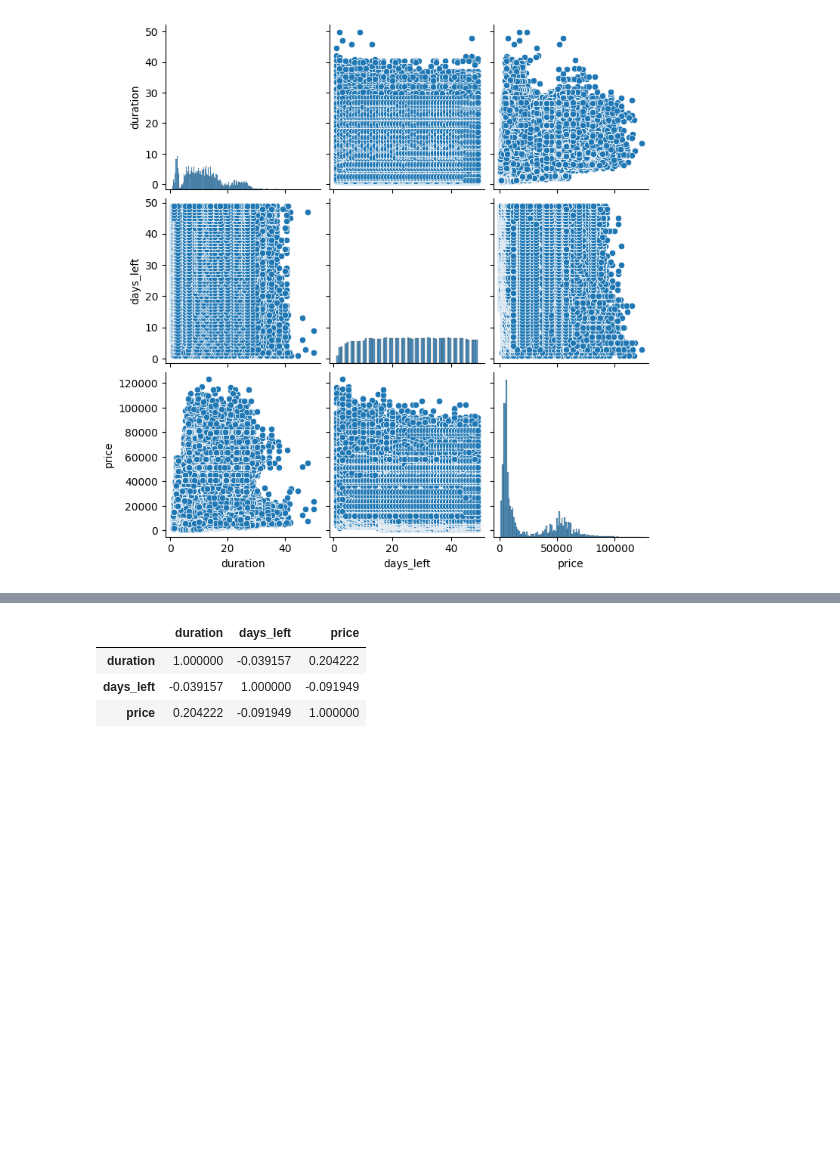
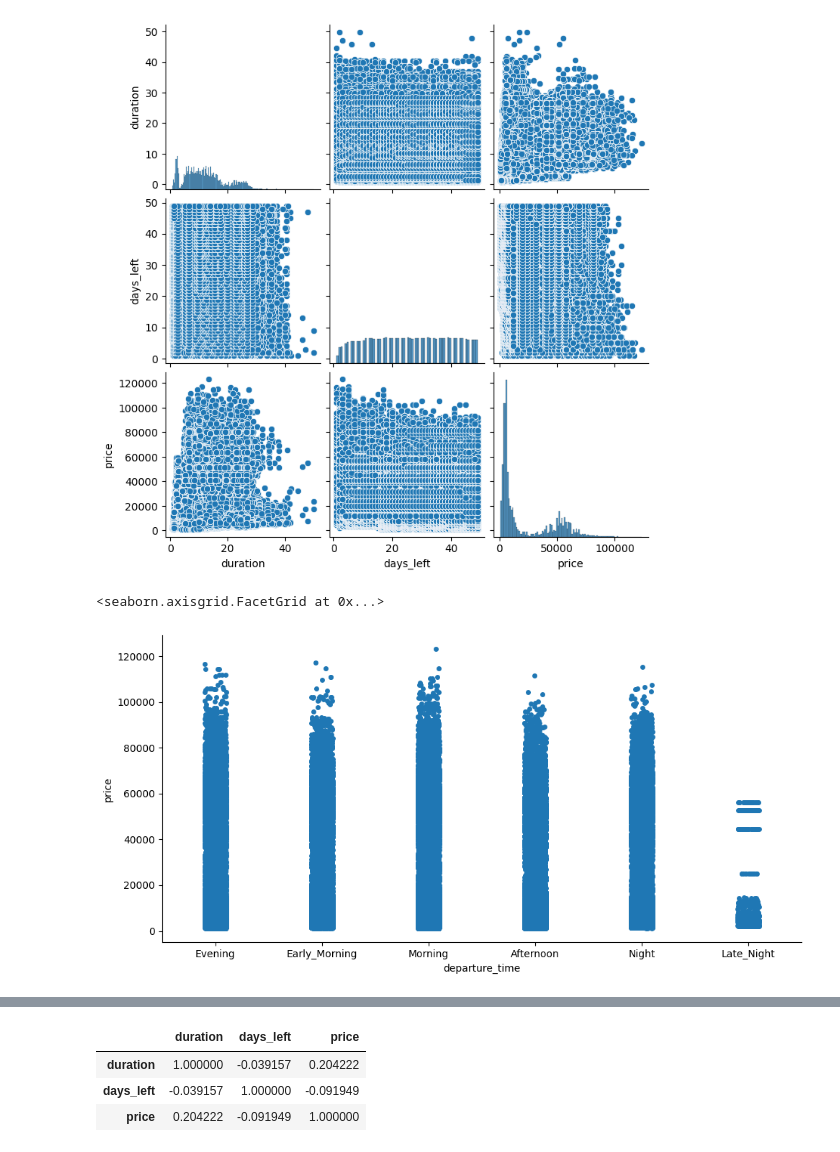
Before and after one commit to Cr7mlc/Final-Project-3401, a Jupyter notebook: Final Project/FinalProject_Flight Price Prediction.ipynb, the cells around one changed output, grey strips where cells are left out. Saved outputs shown, nothing was run; the diff lists cells and outputs as text; code cells hidden in the pictures; blank space fills up the shorter version.

Commit message:
added some categorical plots

```diff
--- a/Final Project/FinalProject_Flight Price Prediction.ipynb
+++ b/Final Project/FinalProject_Flight Price Prediction.ipynb
@@ -82,3 +82,9 @@ sns.pairplot(flight_prices)
 # %% [output]
 <seaborn.axisgrid.PairGrid at 0x...>
 [figure]
+# %%
+#Checking if for correlation between departure_time and price and
+sns.catplot(flight_prices, x="departure_time", y="price", height=5, aspect=2)
+# %% [output]
+<seaborn.axisgrid.FacetGrid at 0x...>
+[figure, added]
```
Also changed, not shown: parts of 3 cells of this notebook.
